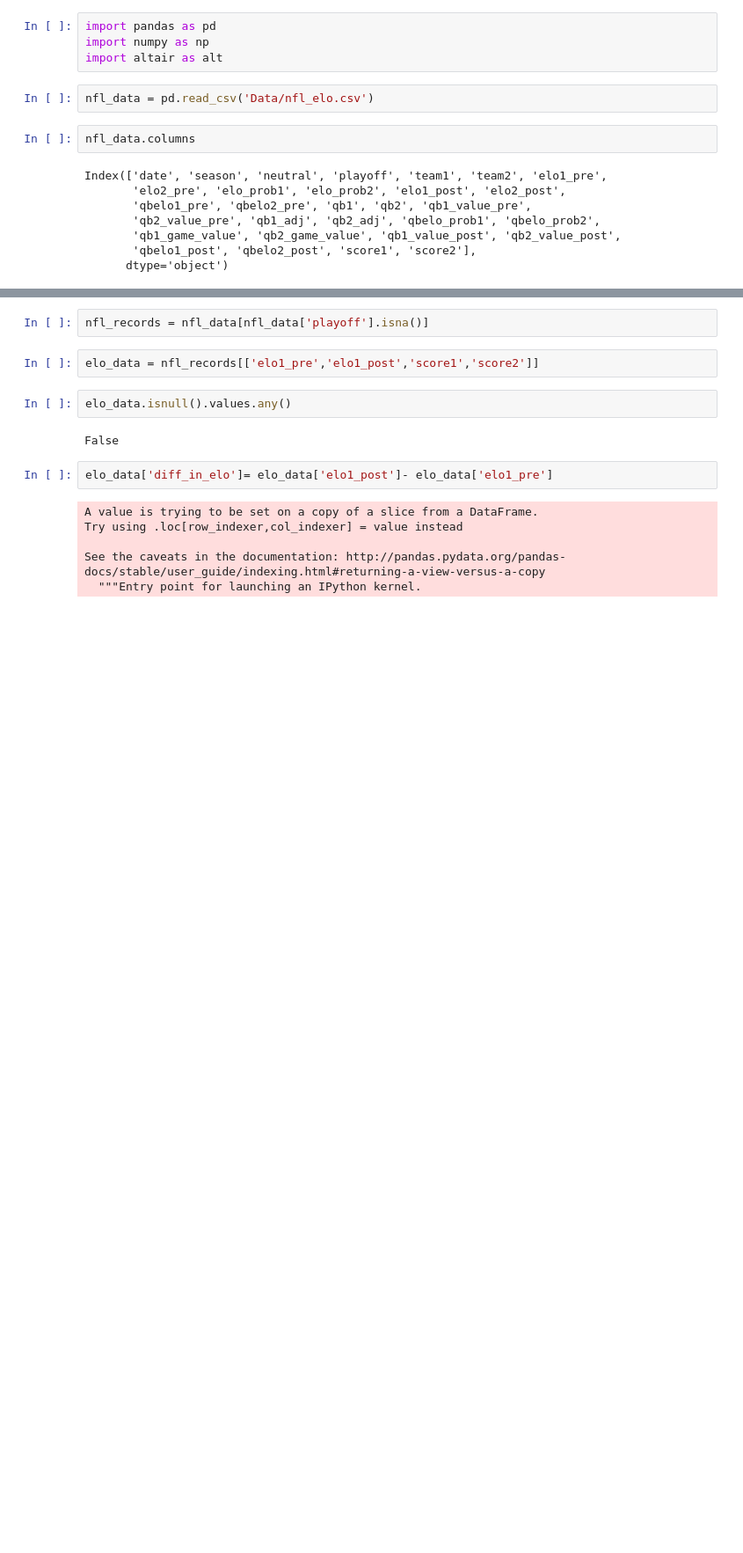
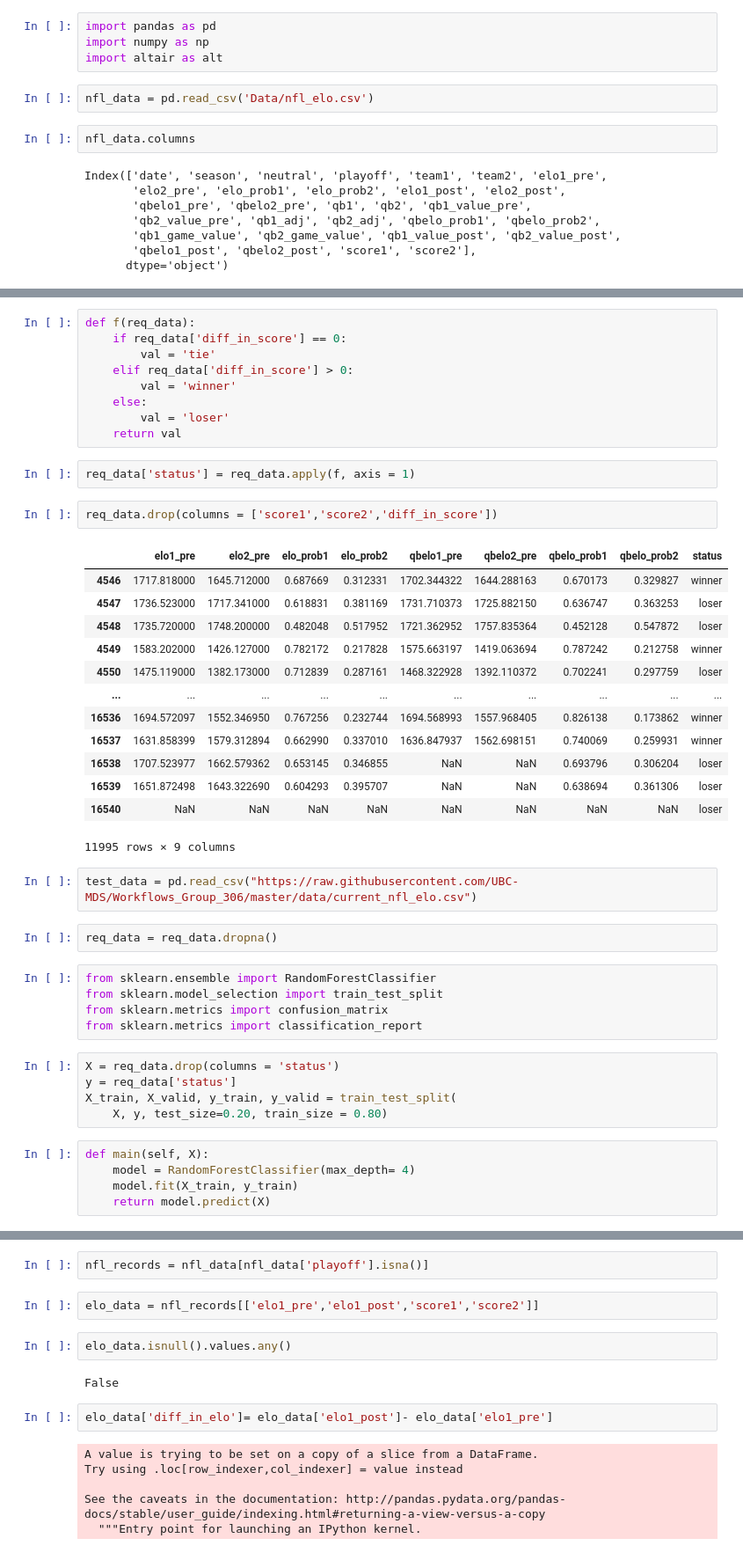
Before and after one commit to UBC-MDS/Workflows_Group_306, a Jupyter notebook: change_of_elo_with_score.ipynb, the cells around one changed output, grey strips where cells are left out. Shown at 88% size. Cells and saved outputs as stored; diff of their text form; blank space fills up the shorter version.

```diff
--- a/change_of_elo_with_score.ipynb
+++ b/change_of_elo_with_score.ipynb
@@ -16,0 +52,46 @@ Index(['date', 'season', 'neutral', 'playoff', 'team1', 'team2', 'elo1_pre',
+# %%
+def f(req_data):
+    if req_data['diff_in_score'] == 0:
+        val = 'tie'
+    elif req_data['diff_in_score'] > 0:
+        val = 'winner'
+    else:
+        val = 'loser'
+    return val
+# %%
+req_data['status'] = req_data.apply(f, axis = 1)
+# %%
+req_data.drop(columns = ['score1','score2','diff_in_score'])
+# %% [output]
+|  | elo1_pre | elo2_pre | elo_prob1 | elo_prob2 | qbelo1_pre | qbelo2_pre | qbelo_prob1 | qbelo_prob2 | status |
+| 4546 | 1717.818000 | 1645.712000 | 0.687669 | 0.312331 | 1702.344322 | 1644.288163 | 0.670173 | 0.329827 | winner |
+| 4547 | 1736.523000 | 1717.341000 | 0.618831 | 0.381169 | 1731.710373 | 1725.882150 | 0.636747 | 0.363253 | loser |
+| 4548 | 1735.720000 | 1748.200000 | 0.482048 | 0.517952 | 1721.362952 | 1757.835364 | 0.452128 | 0.547872 | loser |
+| 4549 | 1583.202000 | 1426.127000 | 0.782172 | 0.217828 | 1575.663197 | 1419.063694 | 0.787242 | 0.212758 | winner |
+| 4550 | 1475.119000 | 1382.173000 | 0.712839 | 0.287161 | 1468.322928 | 1392.110372 | 0.702241 | 0.297759 | loser |
+| ... | ... | ... | ... | ... | ... | ... | ... | ... | ... |
+| 16536 | 1694.572097 | 1552.346950 | 0.767256 | 0.232744 | 1694.568993 | 1557.968405 | 0.826138 | 0.173862 | winner |
+| 16537 | 1631.858399 | 1579.312894 | 0.662990 | 0.337010 | 1636.847937 | 1562.698151 | 0.740069 | 0.259931 | winner |
+| 16538 | 1707.523977 | 1662.579362 | 0.653145 | 0.346855 | NaN | NaN | 0.693796 | 0.306204 | loser |
+| 16539 | 1651.872498 | 1643.322690 | 0.604293 | 0.395707 | NaN | NaN | 0.638694 | 0.361306 | loser |
+| 16540 | NaN | NaN | NaN | NaN | NaN | NaN | NaN | NaN | loser |
+11995 rows × 9 columns
+# %%
+test_data = pd.read_csv("https://raw.githubusercontent.com/UBC-MDS/Workflows_Group_306/master/data/current_nfl_elo.csv")
+# %%
+req_data = req_data.dropna()
+# %%
+from sklearn.ensemble import RandomForestClassifier
+from sklearn.model_selection import train_test_split
+from sklearn.metrics import confusion_matrix
+from sklearn.metrics import classification_report
+# %%
+X = req_data.drop(columns = 'status')
+y = req_data['status']
+X_train, X_valid, y_train, y_valid = train_test_split(
+    X, y, test_size=0.20, train_size = 0.80)
+# %%
+def main(self, X):
+    model = RandomForestClassifier(max_depth= 4)
+    model.fit(X_train, y_train)
+    return model.predict(X)
```
Also changed, not shown: parts of 9 cells of this notebook, 6 other files.
